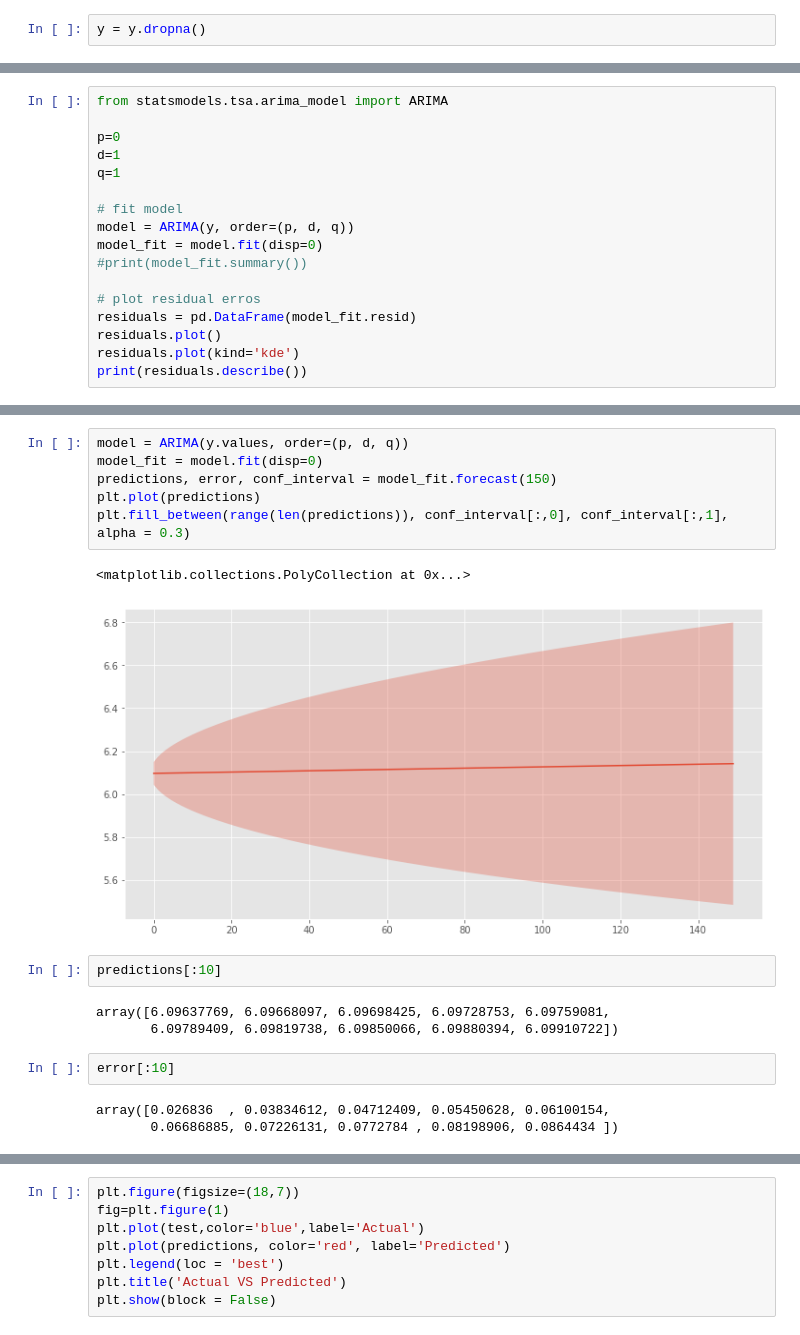
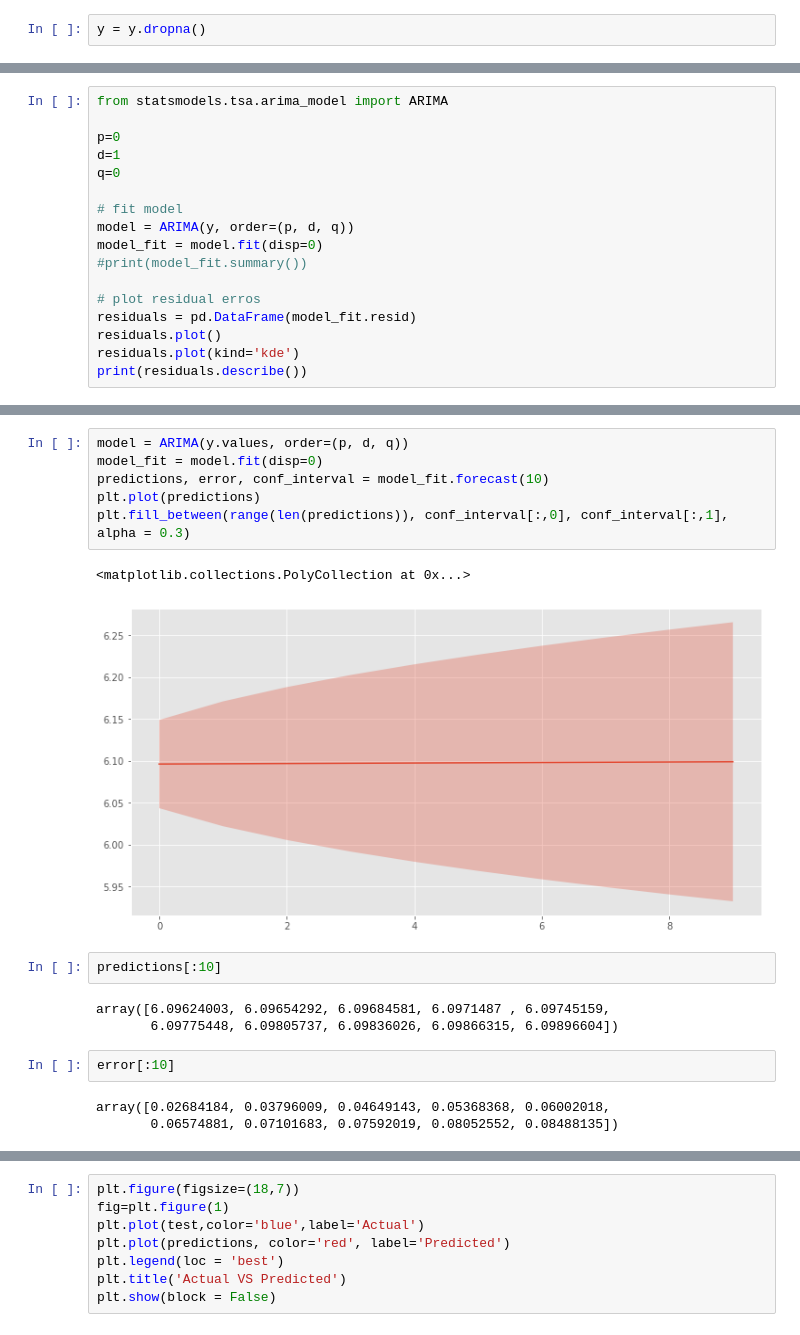
Before and after one commit to renkuntlamahessh/Tata-Motors-Project-, a Jupyter notebook: TATA_Motors_Stock_market_Forecasting_V3.ipynb, the cells around one changed output, grey strips where cells are left out. Drawn from its saved outputs; the diff is of its cells as text.

```diff
--- a/TATA_Motors_Stock_market_Forecasting_V3.ipynb
+++ b/TATA_Motors_Stock_market_Forecasting_V3.ipynb
@@ -231,7 +242,7 @@ from statsmodels.tsa.arima_model import ARIMA
 
 p=0
 d=1
-q=1
+q=0
 
 # fit model
 model = ARIMA(y, order=(p, d, q))
@@ -277,19 +282,19 @@ Roots
 # %%
 model = ARIMA(y.values, order=(p, d, q))
 model_fit = model.fit(disp=0)
-predictions, error, conf_interval = model_fit.forecast(150)
+predictions, error, conf_interval = model_fit.forecast(10)
 plt.plot(predictions)
 plt.fill_between(range(len(predictions)), conf_interval[:,0], conf_interval[:,1], alpha = 0.3)
 # %% [output]
 <matplotlib.collections.PolyCollection at 0x...>
-[figure, old version]
+[figure, new version]
 # %%
 predictions[:10]
 # %% [output]
-array([6.09637769, 6.09668097, 6.09698425, 6.09728753, 6.09759081,
-       6.09789409, 6.09819738, 6.09850066, 6.09880394, 6.09910722])
+array([6.09624003, 6.09654292, 6.09684581, 6.0971487 , 6.09745159,
+       6.09775448, 6.09805737, 6.09836026, 6.09866315, 6.09896604])
 # %%
 error[:10]
 # %% [output]
-array([0.026836  , 0.03834612, 0.04712409, 0.05450628, 0.06100154,
-       0.06686885, 0.07226131, 0.0772784 , 0.08198906, 0.0864434 ])
+array([0.02684184, 0.03796009, 0.04649143, 0.05368368, 0.06002018,
+       0.06574881, 0.07101683, 0.07592019, 0.08052552, 0.08488135])
```
Also changed, not shown: parts of 23 cells of this notebook.
